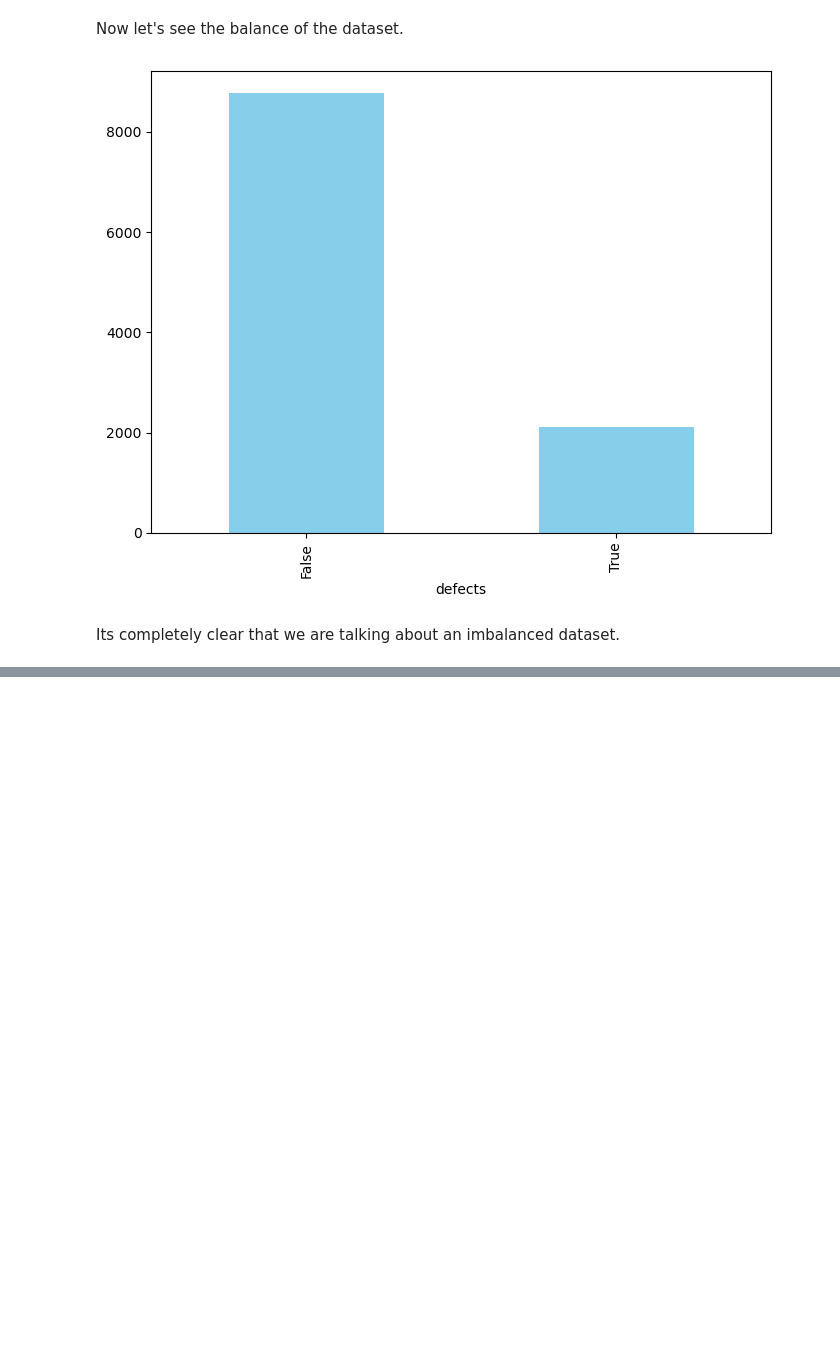
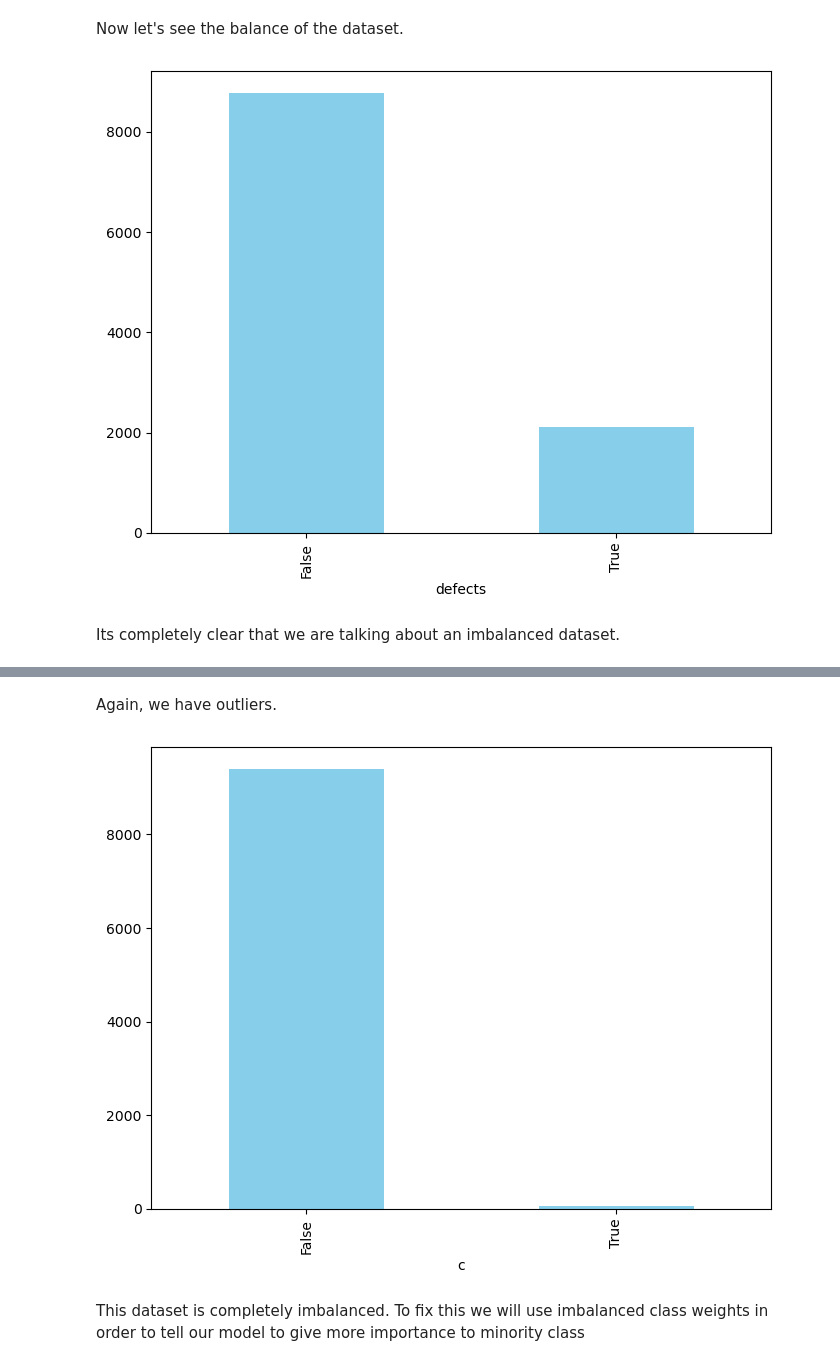
Before and after one commit to mihh3/mlpr, a Jupyter notebook: Exec.ipynb, the cells around one changed output, grey strips where cells are left out. Saved outputs shown, nothing was run; the diff lists cells and outputs as text; code cells hidden in the pictures; blank space fills up the shorter version.

```diff
--- a/Exec.ipynb
+++ b/Exec.ipynb
@@ -626,0 +390,10 @@ Text(0, 0.5, 'Ratings')
+# %% [markdown]
+Again, we have outliers.
+# %%
+plt.figure(figsize=(8, 6))
+set2['c'].value_counts().plot(kind='bar', color='skyblue')
+plt.show()
+# %% [output]
+[figure, added]
+# %% [markdown]
+This dataset is completely imbalanced. To fix this we will use imbalanced class weights in order to tell our model to give more importance to minority class
```
Also changed, not shown: parts of 53 cells of this notebook.
